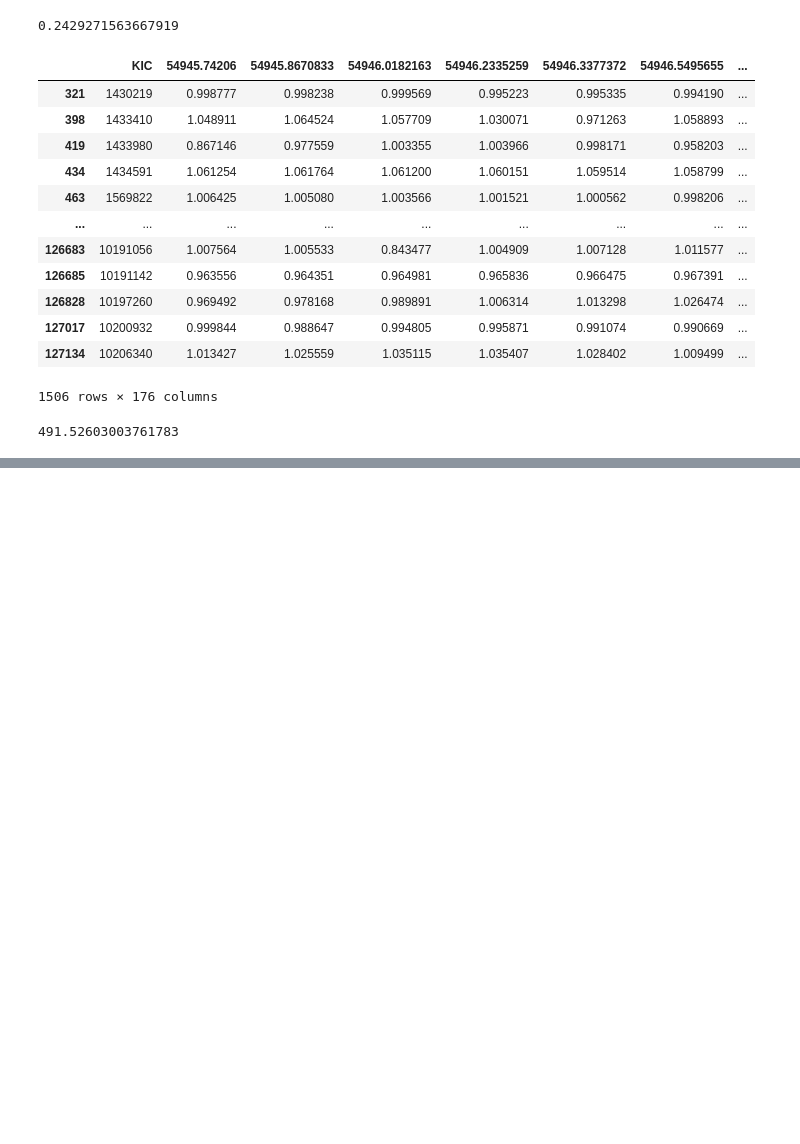
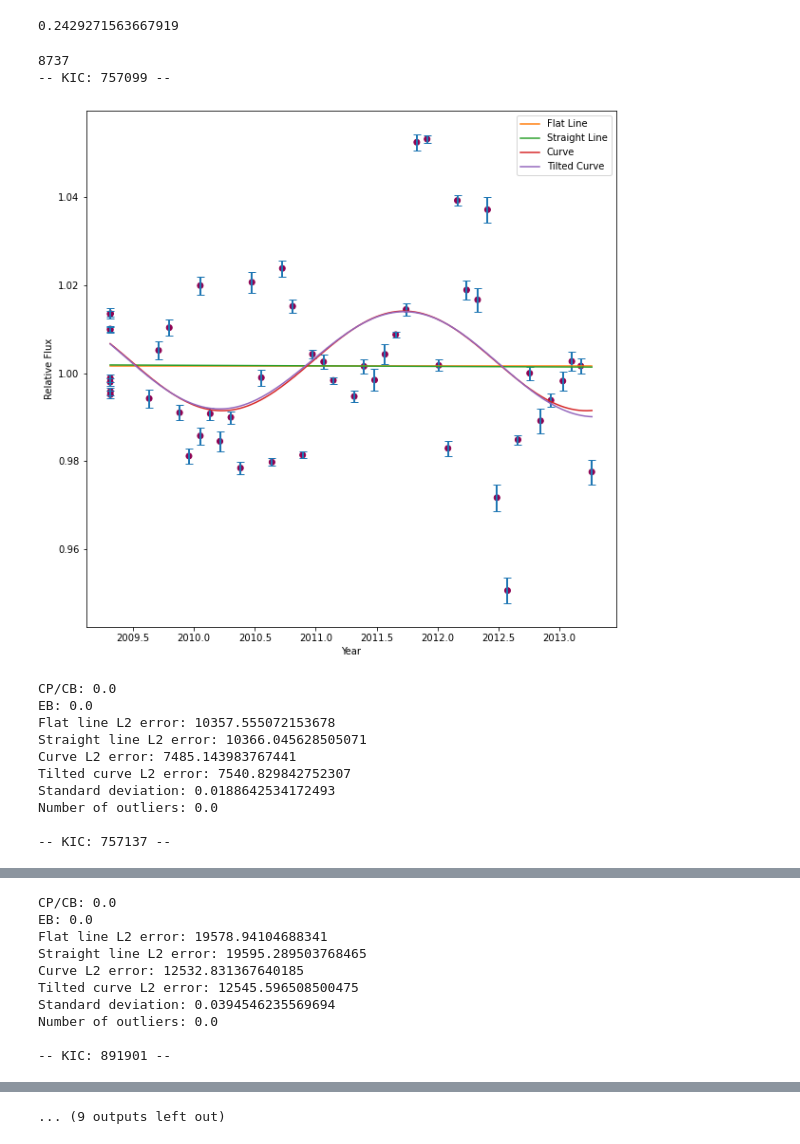
Before and after one commit to emily21030/rfc-var, a Jupyter notebook: labelling/visualize_fits.ipynb, the cells around one changed output, grey strips where cells are left out. Drawn from its saved outputs; the diff is of its cells as text; code cells hidden in the pictures; blank space fills up the shorter version.

```diff
--- a/labelling/visualize_fits.ipynb
+++ b/labelling/visualize_fits.ipynb
@@ -267,35 +265,29 @@ st[st['KIC'] == 1026475]
 len(st[st['Jitter'] < 0.001]) / len(st)
 # %% [output]
 0.2429271563667919
-# %%
-df[df['curtilErrorL2'] > 20000]
-# %% [output]
-|  | KIC | 54945.74206 | 54945.8670833 | 54946.0182163 | 54946.2335259 | 54946.3377372 | 54946.5495655 | ... |
-| 321 | 1430219 | 0.998777 | 0.998238 | 0.999569 | 0.995223 | 0.995335 | 0.994190 | ... |
-| 398 | 1433410 | 1.048911 | 1.064524 | 1.057709 | 1.030071 | 0.971263 | 1.058893 | ... |
-| 419 | 1433980 | 0.867146 | 0.977559 | 1.003355 | 1.003966 | 0.998171 | 0.958203 | ... |
-| 434 | 1434591 | 1.061254 | 1.061764 | 1.061200 | 1.060151 | 1.059514 | 1.058799 | ... |
-| 463 | 1569822 | 1.006425 | 1.005080 | 1.003566 | 1.001521 | 1.000562 | 0.998206 | ... |
-| ... | ... | ... | ... | ... | ... | ... | ... | ... |
-| 126683 | 10191056 | 1.007564 | 1.005533 | 0.843477 | 1.004909 | 1.007128 | 1.011577 | ... |
-| 126685 | 10191142 | 0.963556 | 0.964351 | 0.964981 | 0.965836 | 0.966475 | 0.967391 | ... |
-| 126828 | 10197260 | 0.969492 | 0.978168 | 0.989891 | 1.006314 | 1.013298 | 1.026474 | ... |
-| 127017 | 10200932 | 0.999844 | 0.988647 | 0.994805 | 0.995871 | 0.991074 | 0.990669 | ... |
-| 127134 | 10206340 | 1.013427 | 1.025559 | 1.035115 | 1.035407 | 1.028402 | 1.009499 | ... |
-1506 rows × 176 columns
-# %%
-df['curveErrorL2'].mean()
-# %% [output]
-491.52603003761783
 # %%
 # Visualize plots
 
 i = 0
-data = non_var()
+data = short_term()
 # data = data[data['eb'] == 0]
 print(len(data))
 for kic in data['KIC']:
     # visualize(kic)
     if i < 10:
         visualize(kic)
     i += 1
+# %% [output]
+8737
+-- KIC: 757099 --
+[figure, added]
+CP/CB: 0.0
+EB: 0.0
+Flat line L2 error: 10357.555072153678
+Straight line L2 error: 10366.045628505071
+Curve L2 error: 7485.143983767441
+Tilted curve L2 error: 7540.829842752307
+Standard deviation: 0.0188642534172493
+Number of outliers: 0.0
+
+-- KIC: 757137 --
@@ -301,0 +295,10 @@ for kic in data['KIC']:
+CP/CB: 0.0
+EB: 0.0
+Flat line L2 error: 19578.94104688341
+Straight line L2 error: 19595.289503768465
+Curve L2 error: 12532.831367640185
+Tilted curve L2 error: 12545.596508500475
+Standard deviation: 0.0394546235569694
+Number of outliers: 0.0
+
+-- KIC: 891901 --
@@ -302,3 +339,4 @@ for kic in data['KIC']:
+... (9 outputs left out)
 # %%
 # Add two-character flags that indicate each type of variability
 # st = short term, mt = medium term, lt = long term, eb = eclipsing binary, nv = non variable
```
Also changed, not shown: parts of 4 cells of this notebook, 2 other files.
